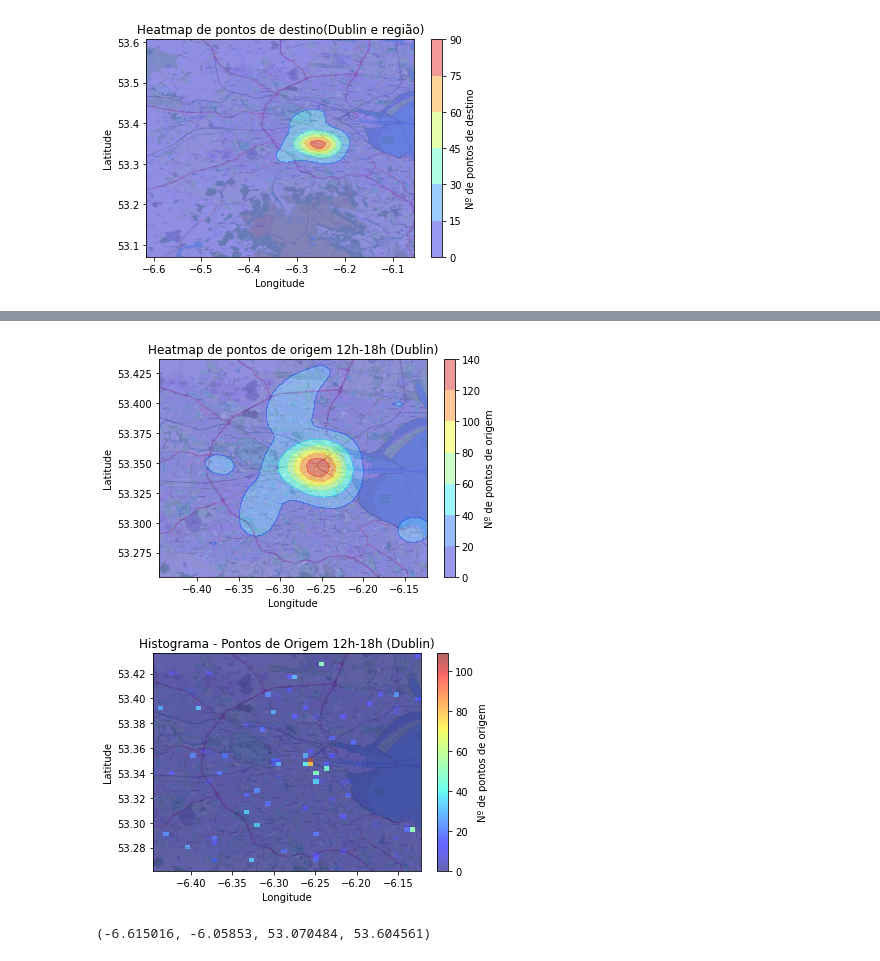
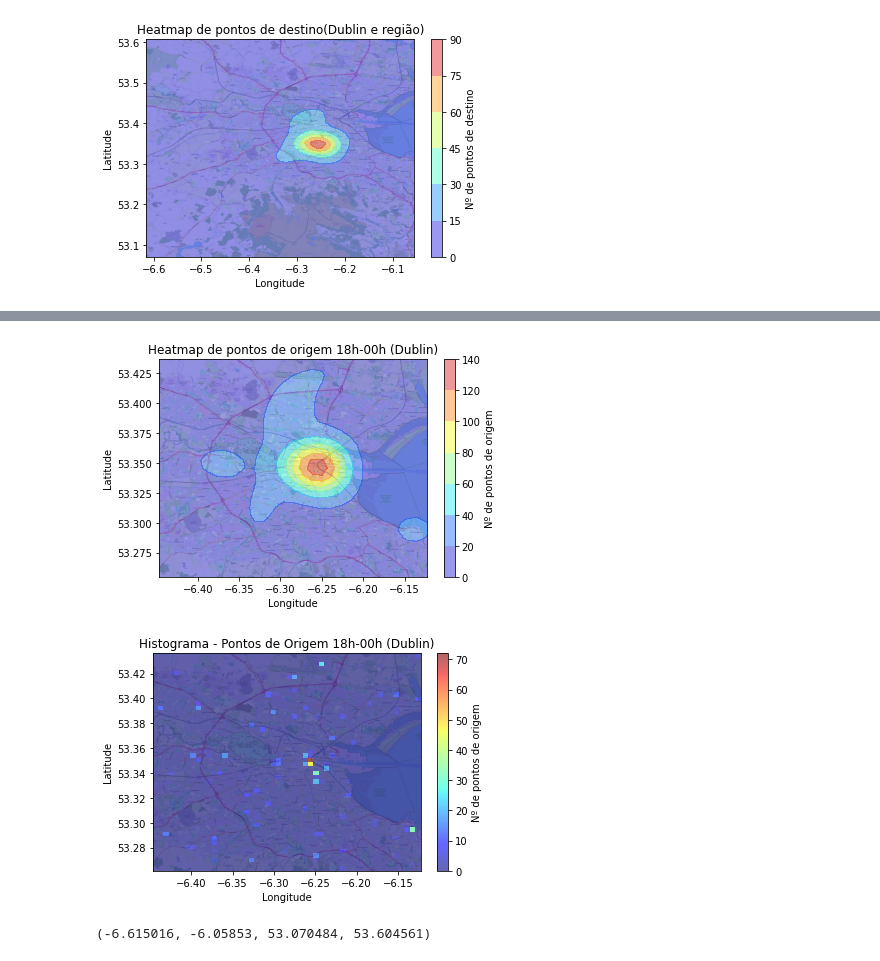
Before and after one commit to TulioNPL/Pesquisa, a Jupyter notebook: jupyter/main.ipynb, the cells around one changed output, grey strips where cells are left out. Saved outputs shown, nothing was run; the diff lists cells and outputs as text; code cells hidden in the pictures.

```diff
--- a/jupyter/main.ipynb
+++ b/jupyter/main.ipynb
@@ -79,7 +79,7 @@ if platform.system() == 'Linux':
 elif platform.system() == 'Windows':
     path = 'C:/Users/Tulio/Documents/Code/Pesquisa'
 else:
-    path = '/Users/tuliopolido/Repos/Pesquisa'
+    path = '/Users/tuliopolido/Documents/Pesquisa'
 # %%
 def convertHaversine(lon1, lat1, lon2, lat2):
     """
@@ -621,7 +619,7 @@ fig, ax = plt.subplots()
 plot = ax.contourf(xi, yi, zi.reshape(xi.shape), cmap=plt.cm.jet, alpha=0.4)
 fig.colorbar(plot,label="Nº de pontos de origem")
 
-ax.set_title('Heatmap de pontos de origem 12h-18h (Dublin)')
+ax.set_title('Heatmap de pontos de origem 18h-00h (Dublin)')
 ax.set_xlim(x.min(), x.max())
 ax.set_ylim(y.min(), y.max())
 plt.xlabel('Longitude')
@@ -630,43 +628,43 @@ plt.ylabel('Latitude')
 # you can also overlay your soccer field
 im = plt.imread(path+'/img/backmaps/backmap_dest_Dublin2.png')
 ax.imshow(im, extent=[x.min(), x.max(), y.min(), y.max()], aspect='auto')
-plt.savefig(path+"/img/mapaCalorOrigem_Dublin3b_12To18.png", dpi=300, transparent=False, facecolor='white')
+plt.savefig(path+"/img/mapaCalorOrigem_Dublin3b_18To0.png", dpi=300, transparent=False, facecolor='white')
 # %% [output]
-[figure, old version]
+[figure, new version]
 # %%
 ### Plota um histograma2D das origens das trips
 x = []
 y = []
 
 for i in range(len(posOrigem['long'])):
     if posOrigem['long'][i] > -6.45 and posOrigem['long'][i] < -6.12 and\
         posOrigem['lat'][i] > 53.25 and posOrigem['lat'][i] < 53.45:
         x.append(posOrigem['long'][i])
         y.append(posOrigem['lat'][i])
 
 x = np.array(x)
 y = np.array(y)
 
 fig, ax = plt.subplots()
 
 # alpha=0.5 will make the plots semitransparent
 plt.hist2d(x,y,bins=(50,50),cmap=plt.cm.jet,alpha=0.6)
 
-ax.set_title('Histograma - Pontos de Origem 12h-18h (Dublin)')
+ax.set_title('Histograma - Pontos de Origem 18h-00h (Dublin)')
 ax.set_xlim(x.min(), x.max())
 ax.set_ylim(y.min(), y.max())
 plt.xlabel('Longitude')
 plt.ylabel('Latitude')
 
 # you can also overlay your soccer field
 im = plt.imread(path+'/img/backmaps/backmap_dest_Dublin2.png')
 ax.imshow(im, extent=[x.min(), x.max(), y.min(), y.max()], aspect='auto')
 
 plt.colorbar(label="Nº de pontos de origem")
-plt.savefig(path+"/img/hist2d_orig_Dublin50x50_12To18.png", dpi=300, transparent=False, facecolor='white')
+plt.savefig(path+"/img/hist2d_orig_Dublin50x50_18To00.png", dpi=300, transparent=False, facecolor='white')
 plt.show()
 # %% [output]
-[figure, old version]
+[figure, new version]
 # %%
 ### Plota um heatmap das origens das trips
 
```
Also changed, not shown: parts of 3 cells of this notebook, 1 other file.
